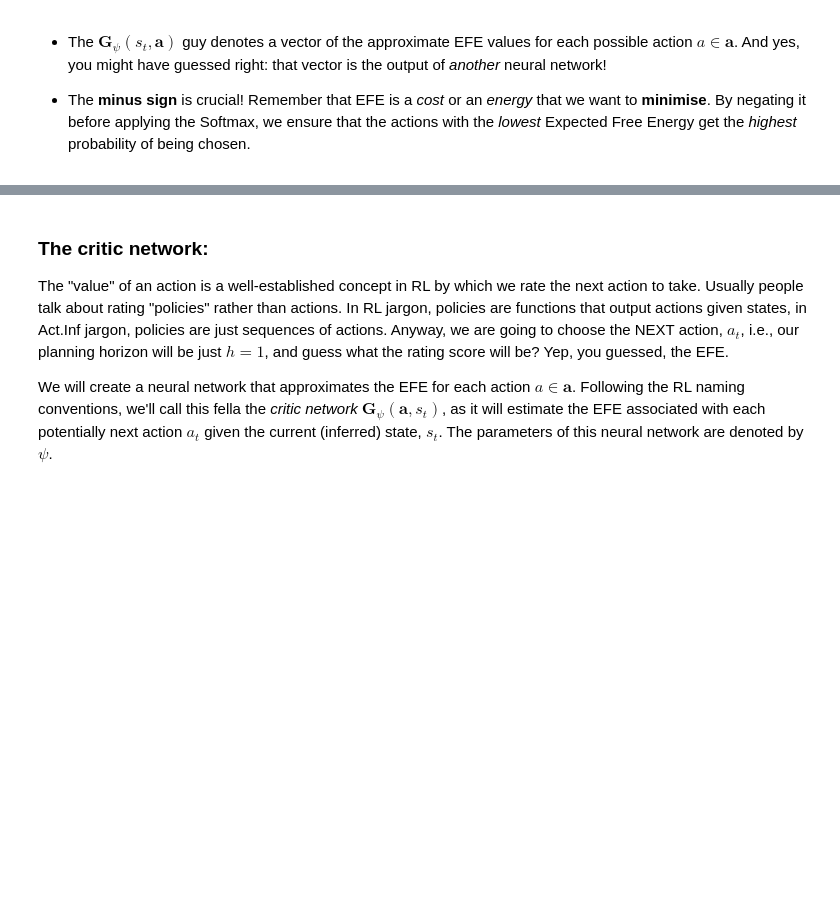
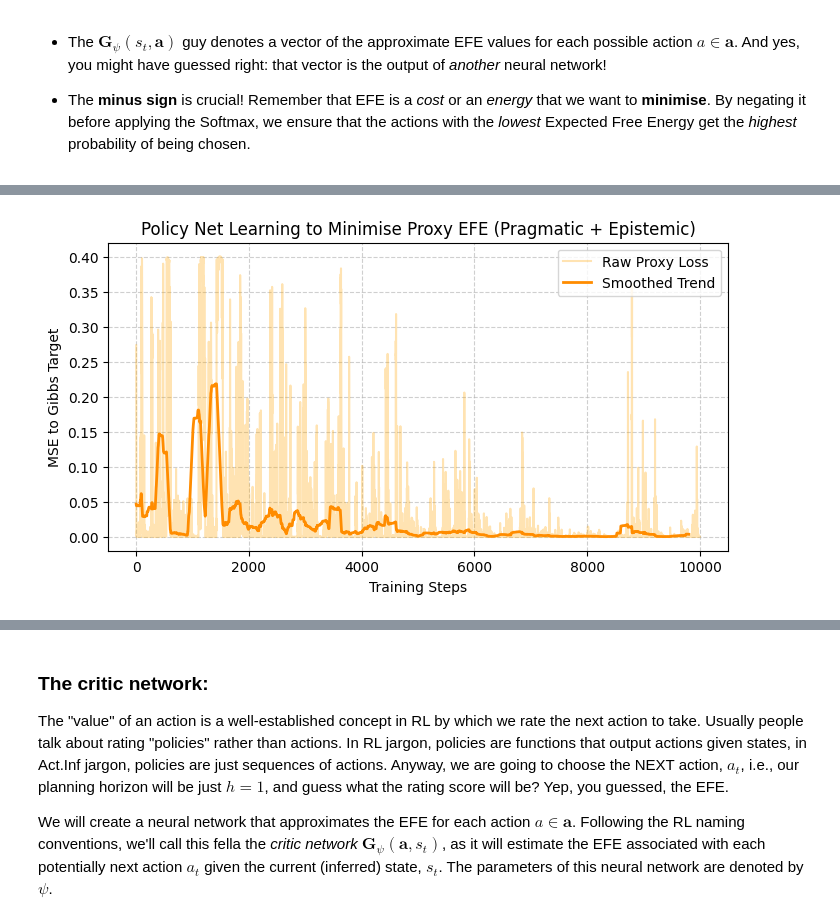
Before and after one commit to QwertyJacob/deep_active_inference_tutorial, a Jupyter notebook: main.ipynb, the cells around one changed output, grey strips where cells are left out. Drawn from its saved outputs; the diff is of its cells as text; code cells hidden in the pictures; blank space fills up the shorter version.

```diff
--- a/main.ipynb
+++ b/main.ipynb
@@ -979,3 +1450,17 @@ This is what we call a **Gibbs distribution**. Let's break it down:
 - The $\mathbf{G}_{\psi}(s_t, \mathbf{a})$ guy denotes a vector of the approximate EFE values for each possible action $a \in \mathbf{a}$. And yes, you might have guessed right: that vector is the output of *another* neural network!
 
 - The **minus sign** is crucial! Remember that EFE is a *cost* or an *energy* that we want to **minimise**. By negating it before applying the Softmax, we ensure that the actions with the *lowest* Expected Free Energy get the *highest* probability of being chosen.
+# %%
+# Now let's define the "Prospective" brains: The Policy and Critic Networks
+
+class PolicyNet(nn.Module):
+    def __init__(self, state_dim=2, num_actions=5, hidden_dim=64):
+        super().__init__()
+        self.fc1 = nn.Linear(state_dim, hidden_dim)
+        # Outputs logits (raw scores) for each possible action
+        self.fc_logits = nn.Linear(hidden_dim, num_actions)
+
+    def forward(self, state):
+        x = F.relu(self.fc1(state))
+        logits = self.fc_logits(x)
+        return logits # We return logits; we will apply Softmax (Gibbs) later
@@ -981,0 +1520,80 @@ This is what we call a **Gibbs distribution**. Let's break it down:
+# %%
+# =============================================================================
+# INDEPENDENT POLICY TRAINING WITH PROXY EFE
+# =============================================================================
+# We now let the agent wander randomly while the Policy Net is supervised
+# to match the Gibbs distribution of the proxy EFE.
+# This is exactly the same logic that will later be used with the learned Critic.
+
+zeta_proxy = 2.0
+policy_net = PolicyNet(state_dim=2, num_actions=5).to(device)
+policy_optimizer = optim.Adam(policy_net.parameters(), lr=0.01)
+
+# Reset environment
+env = GridWorld(size=10)
+obs, true_s = env.reset()
+last_action = 0
+
+proxy_losses = []
+print("Training Policy Net with Proxy EFE (pragmatic + epistemic)...\n")
+
+for step in range(1, 10001):
+
+    # 1. Infer current state with the already-trained Posterior Net
+    obs_tensor = torch.FloatTensor(obs).unsqueeze(0).to(device)
+    action_oh = F.one_hot(torch.tensor([last_action]), num_classes=5).float().to(device)
+    with torch.no_grad():
+        inferred_state = posterior_net(obs_tensor, action_oh).cpu().numpy()[0]
+
+    # 2. Compute proxy EFE vector (the "teacher signal")
+    proxy_efe_vec = compute_proxy_efe(inferred_state, env.goal_location)
+    proxy_efe_tensor = torch.FloatTensor(proxy_efe_vec).unsqueeze(0).to(device)
+
+    # 3. Target probabilities = Gibbs distribution of the proxy
+    target_probs = F.softmax(-zeta_proxy * proxy_efe_tensor, dim=-1)
+
+    # 4. Current policy probabilities
+    state_tensor = torch.FloatTensor(inferred_state).unsqueeze(0).to(device)
+    logits = policy_net(state_tensor)
+    current_probs = F.softmax(logits, dim=-1)
+
+    # 5. Loss = make the policy match the proxy Gibbs distribution
+    policy_loss = F.mse_loss(current_probs, target_probs)
+
+    policy_optimizer.zero_grad()
+    policy_loss.backward()
+    policy_optimizer.step()
+
+    proxy_losses.append(policy_loss.item())
+
+    # 6. Take a random action (pure exploration of the state space)
+    action = np.random.choice(env.action_space_size)
+    obs, true_s = env.step(action)
+    last_action = action
+
+    if step % 200 == 0:
+        best_action = np.argmin(proxy_efe_vec)
+        print(f"Step {step:<5} | "
+              f"Proxy EFE: {proxy_efe_vec.round(2)} | "
+              f"Best action: {best_action} | "
+              f"Policy loss: {policy_loss.item():.4f}")
+
+# =============================================================================
+# Plot convergence
+# =============================================================================
+smoothed_proxy = moving_average(proxy_losses, window_size=200)
+
+plt.figure(figsize=(8, 4))
+plt.plot(proxy_losses, alpha=0.3, color='orange', label='Raw Proxy Loss')
+plt.plot(smoothed_proxy, color='darkorange', linewidth=2, label='Smoothed Trend')
+plt.title("Policy Net Learning to Minimise Proxy EFE (Pragmatic + Epistemic)")
+plt.xlabel("Training Steps")
+plt.ylabel("MSE to Gibbs Target")
+plt.legend()
+plt.grid(True, linestyle='--', alpha=0.6)
+plt.show()
+
+print("\nPolicy Net is now trained on the proxy! It already prefers moves toward (9,9) "
+      "and occasionally takes the Hint action (epistemic drive).")
+print("In the next cell we will replace this proxy with the learned Critic Net.")
+# %% [output]
@@ -981,0 +1617 @@ This is what we call a **Gibbs distribution**. Let's break it down:
+[figure, added]
```
Also changed, not shown: parts of 34 cells of this notebook.
